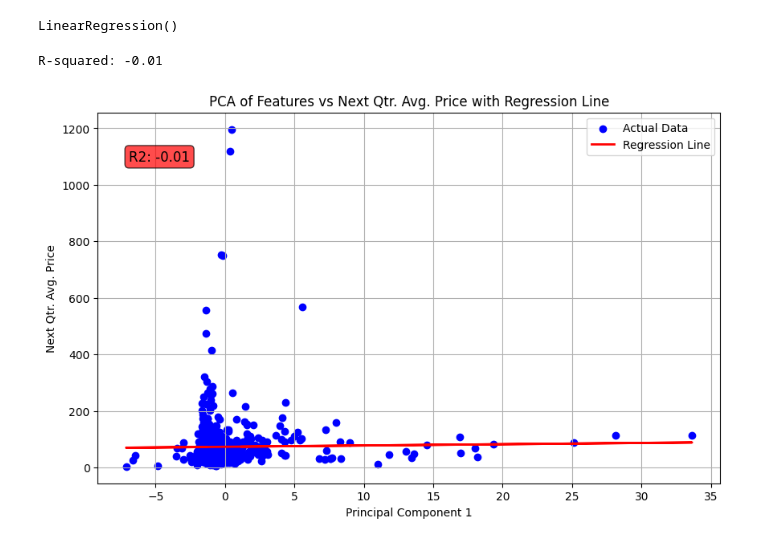
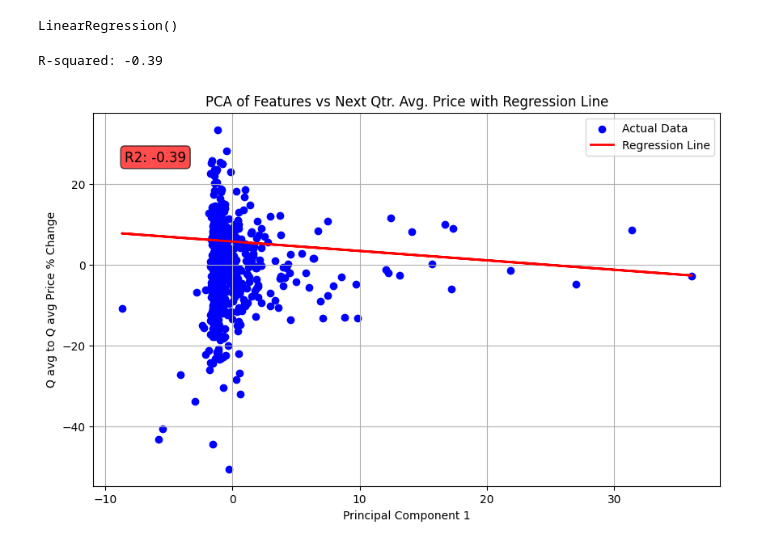
Before and after one commit to aishwaryapb/stock_price_prediction, a Jupyter notebook: model_development/linear_model.ipynb, the cells around one changed output. Saved outputs shown, nothing was run; the diff lists cells and outputs as text; code cells hidden in the pictures.

```diff
--- a/model_development/linear_model.ipynb
+++ b/model_development/linear_model.ipynb
@@ -10,12 +10,3 @@ from sklearn.decomposition import PCA
 
 
 np.random.seed(0)
-# %%
-# Load the merged data
-data = pd.read_csv('../data/lr_data.csv')
-data = data.drop(data.columns[0], axis=1)
-
-# Get the features X and target variable y
-features = data.columns.difference(['Ticker Symbol', 'Period Ending', 'Next Qtr. Avg. Price'])
-X = data[features]
-y = data['Next Qtr. Avg. Price']
@@ -48,10 +52,10 @@ train_data.to_csv('./outputs/lr_train_data.csv')
 test_data.to_csv('./outputs/lr_test_data.csv')
 
 X_train = train_data[features]
-y_train = train_data['Next Qtr. Avg. Price']
+y_train = train_data[target_variable]
 
 X_test = test_data[features]
-y_test = test_data['Next Qtr. Avg. Price']
+y_test = test_data[target_variable]
 # %%
 # Standardize the features
 
@@ -73,25 +77,25 @@ LinearRegression()
 # %%
 # Evaluate the model
 
 y_pred = model.predict(X_test_pca)
 
 # Calculate R-squared
 r2 = r2_score(y_test, y_pred)
 print(f'R-squared: {r2:.2f}')
 
 # Plotting the regression line
 plt.figure(figsize=(10, 6))
 plt.scatter(X_test_pca, y_test, color='blue', label='Actual Data')
 plt.plot(X_test_pca, y_pred, color='red', linewidth=2, label='Regression Line')
 plt.xlabel('Principal Component 1')
-plt.ylabel('Next Qtr. Avg. Price')
+plt.ylabel(target_variable)
 plt.title('PCA of Features vs Next Qtr. Avg. Price with Regression Line')
 plt.legend()
 # Add text for R-squared
 plt.text(0.05, 0.90, f'R2: {r2:.2f}', transform=plt.gca().transAxes, fontsize=12, verticalalignment='top', bbox=dict(boxstyle='round', facecolor='red', alpha=0.7))
 
 plt.grid(True)
 plt.show()
 # %% [output]
-R-squared: -0.01
+R-squared: -0.39
-[figure, old version]
+[figure, new version]
```
Also changed, not shown: parts of 1 cell of this notebook, 3 other files.
